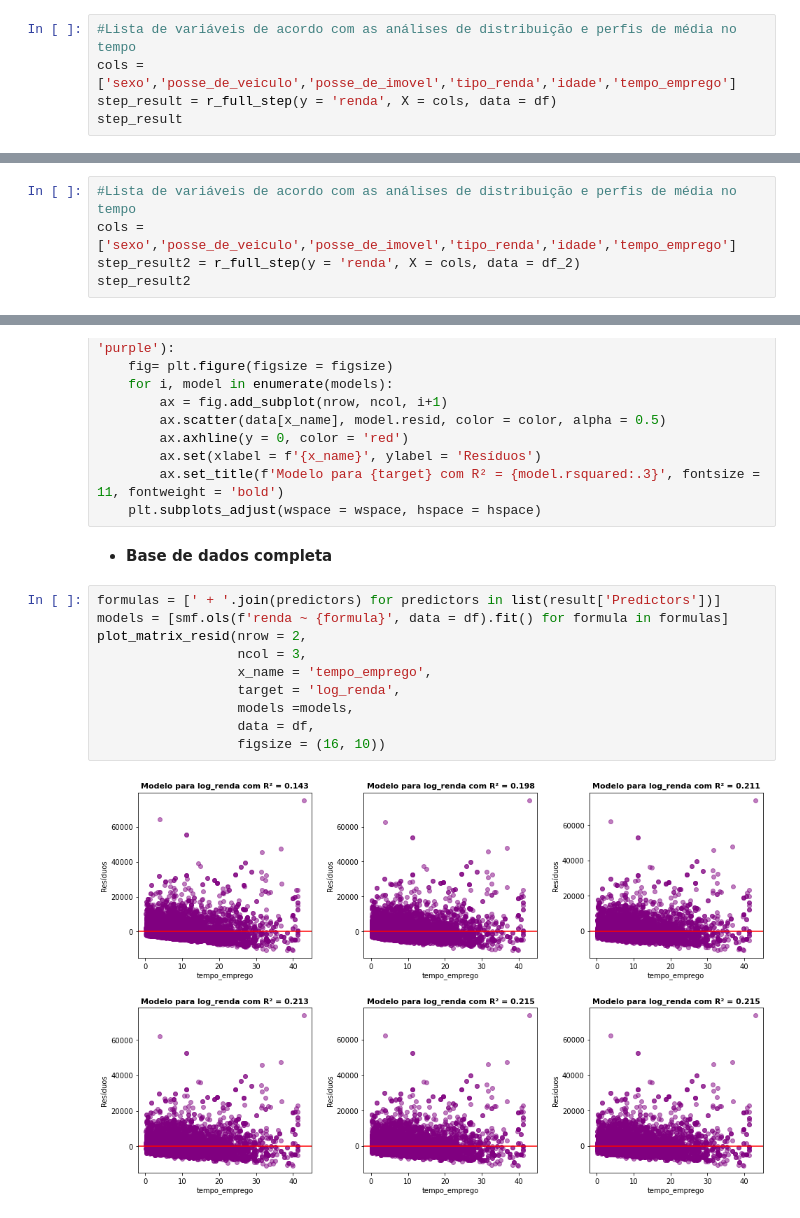
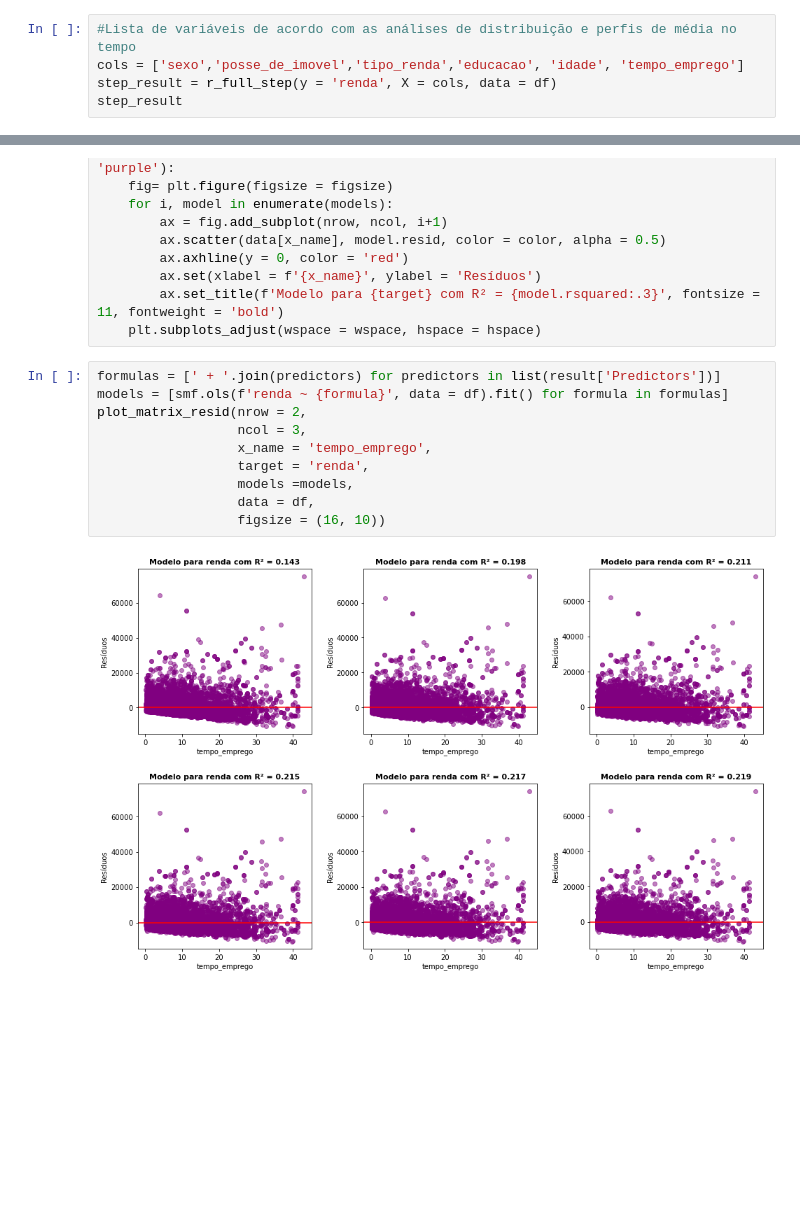
Before and after one commit to luizaires/Modelo-de-previsao-de-renda, a Jupyter notebook: Modelo_de_previsao_de_renda.ipynb, the cells around one changed output, grey strips where cells are left out. Cells and saved outputs as stored; diff of their text form; blank space fills up the shorter version.

```diff
--- a/Modelo_de_previsao_de_renda.ipynb
+++ b/Modelo_de_previsao_de_renda.ipynb
@@ -668,6 +635,6 @@ def r_full_step(y: str, X: list, data: pd.DataFrame):
 # %%
 #Lista de variáveis de acordo com as análises de distribuição e perfis de média no tempo
-cols = ['sexo','posse_de_veiculo','posse_de_imovel','tipo_renda','idade','tempo_emprego']
+cols = ['sexo','posse_de_imovel','tipo_renda','educacao', 'idade', 'tempo_emprego']
 step_result = r_full_step(y = 'renda', X = cols, data = df)
 step_result
 # %% [output]
@@ -693,5 +657,0 @@ step_result
-# %%
-#Lista de variáveis de acordo com as análises de distribuição e perfis de média no tempo
-cols = ['sexo','posse_de_veiculo','posse_de_imovel','tipo_renda','idade','tempo_emprego']
-step_result2 = r_full_step(y = 'renda', X = cols, data = df_2)
-step_result2
@@ -777,17 +704,15 @@ def plot_matrix_resid(nrow: int, ncol: int, x_name: str, target: str, models: li
         ax.set(xlabel = f'{x_name}', ylabel = 'Resíduos')
         ax.set_title(f'Modelo para {target} com R² = {model.rsquared:.3}', fontsize = 11, fontweight = 'bold')
     plt.subplots_adjust(wspace = wspace, hspace = hspace)
-# %% [markdown]
-* **Base de dados completa**
 # %%
 formulas = [' + '.join(predictors) for predictors in list(result['Predictors'])]
 models = [smf.ols(f'renda ~ {formula}', data = df).fit() for formula in formulas]
 plot_matrix_resid(nrow = 2,
                   ncol = 3,
                   x_name = 'tempo_emprego',
-                  target = 'log_renda',
+                  target = 'renda',
                   models =models,
                   data = df,
                   figsize = (16, 10))
 # %% [output]
-[figure, old version]
+[figure, new version]
```
Also changed, not shown: parts of 19 cells of this notebook.
